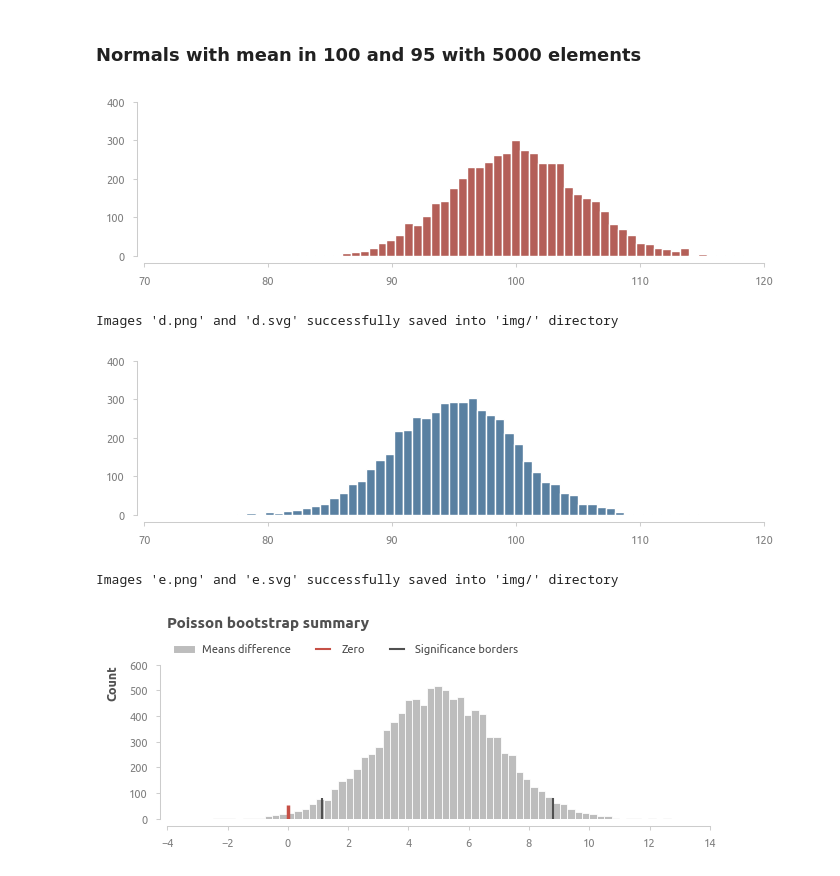
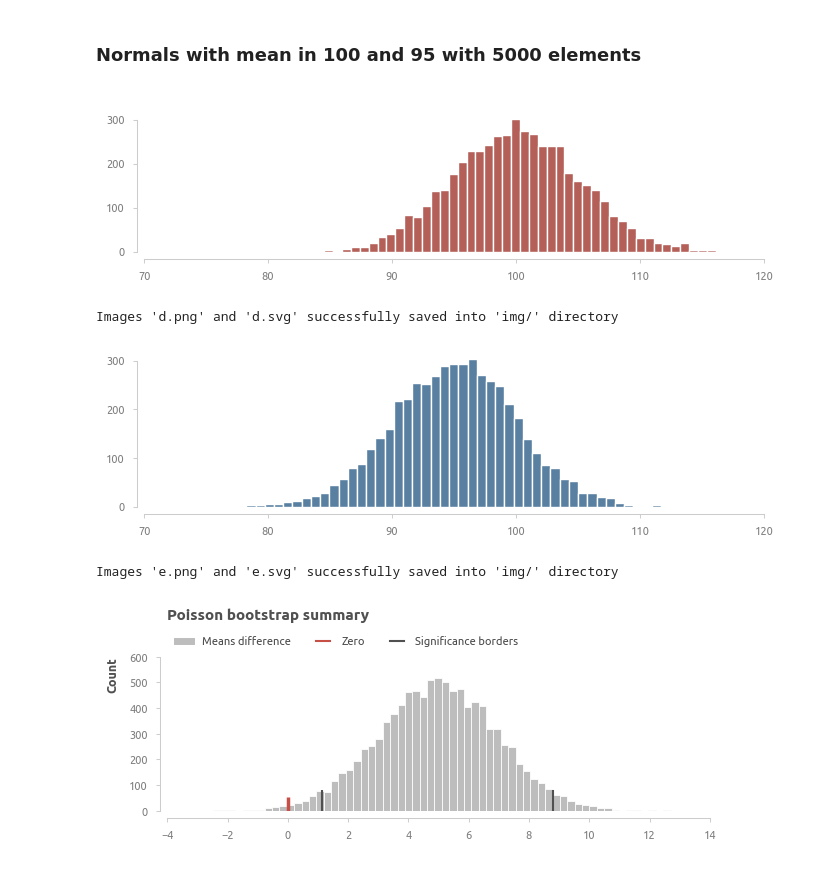
Before and after one commit to achasovsky/poisson_bootstrap, a Jupyter notebook: poisson_bootstrap.ipynb, the cells around one changed output. Cells and saved outputs as stored; diff of their text form; code cells hidden in the pictures.

```diff
--- a/poisson_bootstrap.ipynb
+++ b/poisson_bootstrap.ipynb
@@ -97,23 +99,23 @@ d = np.random.normal(100, 5, 5000)
 fig = plt.figure(figsize=(8, 2))
 plt.hist(d, bins=50, color=palette[1]);
 plt.xlim(70, 120)
-axis_rstyle()
+axis_rstyle(yticks=[0, 300])
 plt.show()
 savefig('d', dir=dir_save_img)
 # %% [output]
-[figure, old version]
+[figure, new version]
 Images 'd.png' and 'd.svg' successfully saved into 'img/' directory
 # %%
 e = np.random.normal(95, 5, 5000)
 # %%
 fig = plt.figure(figsize=(8, 2))
 plt.hist(e, bins=50, color=palette[2]);
 plt.xlim(70, 120)
-axis_rstyle()
+axis_rstyle(yticks=[0, 300])
 plt.show()
 savefig('e', dir=dir_save_img)
 # %% [output]
-[figure, old version]
+[figure, new version]
 Images 'e.png' and 'e.svg' successfully saved into 'img/' directory
 # %%
 test_poisson_bootstrap(
```
Also changed, not shown: parts of 3 cells of this notebook, 10 other files.
